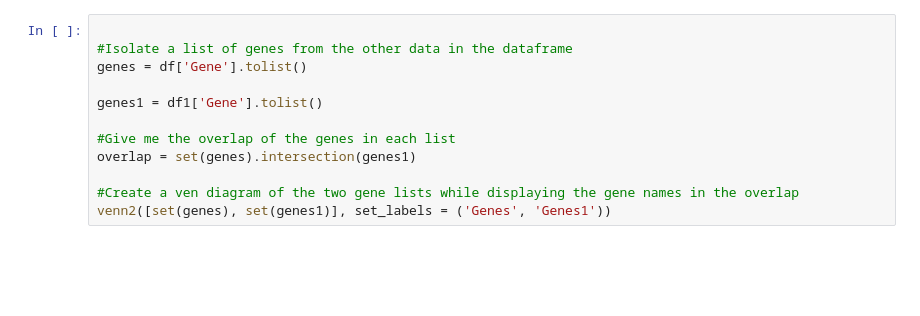
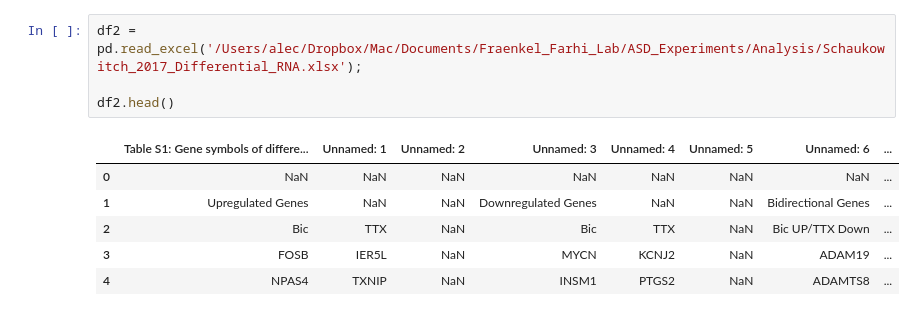
Before and after one commit to alecbarrios/Analysis, a Jupyter notebook: Homeostatic-Plasticity-Geneset.ipynb, the cells around one changed output. Drawn from its saved outputs; the diff is of its cells as text; blank space fills up the shorter version.

```diff
--- a/Homeostatic-Plasticity-Geneset.ipynb
+++ b/Homeostatic-Plasticity-Geneset.ipynb
@@ -13,12 +38,11 @@ ModuleNotFoundError: No module named 'pandas'
-# %%
-
-#Isolate a list of genes from the other data in the dataframe
-genes = df['Gene'].tolist()
-
-genes1 = df1['Gene'].tolist()
-
-#Give me the overlap of the genes in each list
-overlap = set(genes).intersection(genes1)
-
-#Create a ven diagram of the two gene lists while displaying the gene names in the overlap
-venn2([set(genes), set(genes1)], set_labels = ('Genes', 'Genes1'))
+# %%
+df2 = pd.read_excel('/Users/alec/Dropbox/Mac/Documents/Fraenkel_Farhi_Lab/ASD_Experiments/Analysis/Schaukowitch_2017_Differential_RNA.xlsx');
+
+df2.head()
+# %% [output]
+|  | Table S1: Gene symbols of differe... | Unnamed: 1 | Unnamed: 2 | Unnamed: 3 | Unnamed: 4 | Unnamed: 5 | Unnamed: 6 | ... |
+| 0 | NaN | NaN | NaN | NaN | NaN | NaN | NaN | ... |
+| 1 | Upregulated Genes | NaN | NaN | Downregulated Genes | NaN | NaN | Bidirectional Genes | ... |
+| 2 | Bic | TTX | NaN | Bic | TTX | NaN | Bic UP/TTX Down | ... |
+| 3 | FOSB | IER5L | NaN | MYCN | KCNJ2 | NaN | ADAM19 | ... |
+| 4 | NPAS4 | TXNIP | NaN | INSM1 | PTGS2 | NaN | ADAMTS8 | ... |
```
Also changed, not shown: parts of 6 cells of this notebook.
